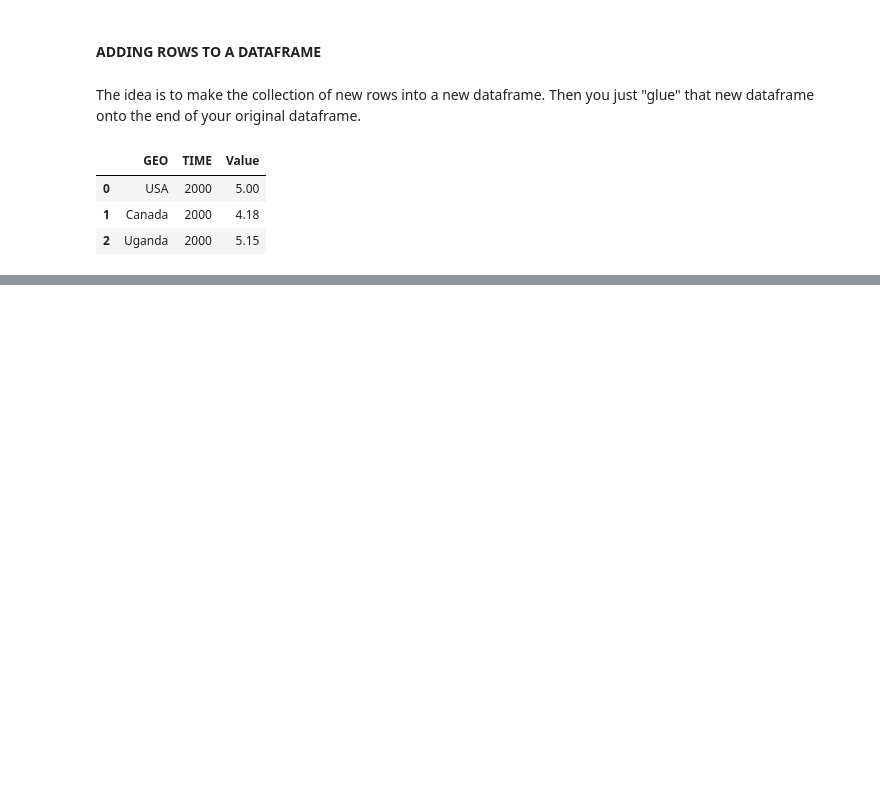
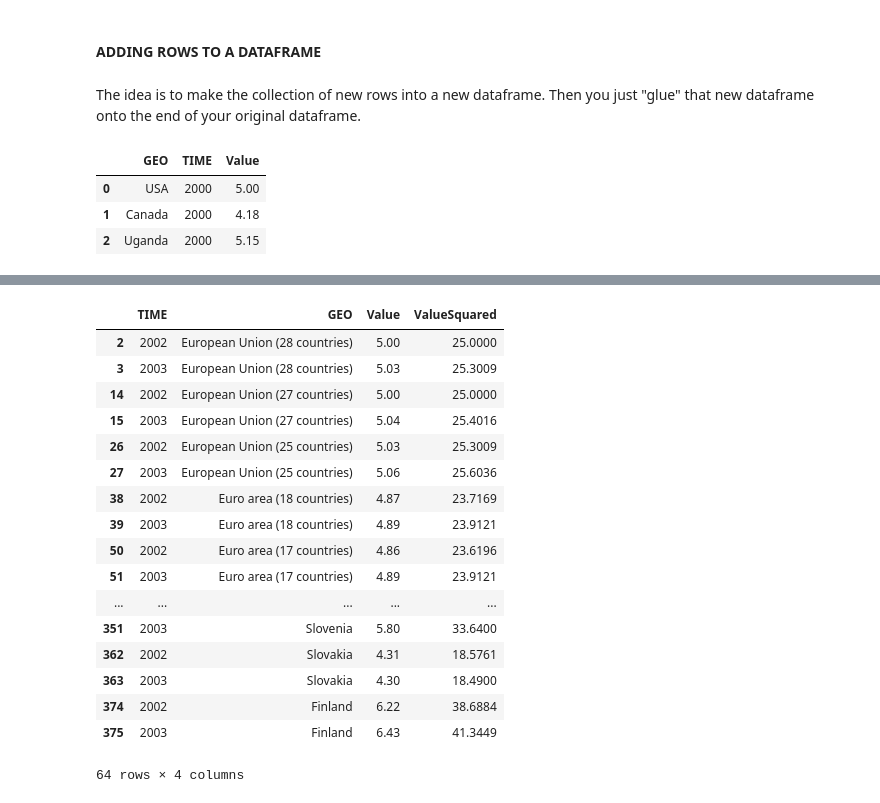
Before and after one commit to bpark4/Math2212_Parkosewich, a Jupyter notebook: Eurostat/M1_Eurostat.ipynb, the cells around one changed output, grey strips where cells are left out. Cells and saved outputs as stored; diff of their text form; code cells hidden in the pictures; blank space fills up the shorter version.

```diff
--- a/Eurostat/M1_Eurostat.ipynb
+++ b/Eurostat/M1_Eurostat.ipynb
@@ -285,0 +335,23 @@ edu_new_custom.tail()
+# %%
+# return rows for years 2002 and 2003
+
+edu[(edu['TIME'] == 2002) | (edu['TIME'] == 2003)]
+# %% [output]
+|  | TIME | GEO | Value | ValueSquared |
+| 2 | 2002 | European Union (28 countries) | 5.00 | 25.0000 |
+| 3 | 2003 | European Union (28 countries) | 5.03 | 25.3009 |
+| 14 | 2002 | European Union (27 countries) | 5.00 | 25.0000 |
+| 15 | 2003 | European Union (27 countries) | 5.04 | 25.4016 |
+| 26 | 2002 | European Union (25 countries) | 5.03 | 25.3009 |
+| 27 | 2003 | European Union (25 countries) | 5.06 | 25.6036 |
+| 38 | 2002 | Euro area (18 countries) | 4.87 | 23.7169 |
+| 39 | 2003 | Euro area (18 countries) | 4.89 | 23.9121 |
+| 50 | 2002 | Euro area (17 countries) | 4.86 | 23.6196 |
+| 51 | 2003 | Euro area (17 countries) | 4.89 | 23.9121 |
+| ... | ... | ... | ... | ... |
+| 351 | 2003 | Slovenia | 5.80 | 33.6400 |
+| 362 | 2002 | Slovakia | 4.31 | 18.5761 |
+| 363 | 2003 | Slovakia | 4.30 | 18.4900 |
+| 374 | 2002 | Finland | 6.22 | 38.6884 |
+| 375 | 2003 | Finland | 6.43 | 41.3449 |
+64 rows × 4 columns
```
Also changed, not shown: parts of 11 cells of this notebook.
